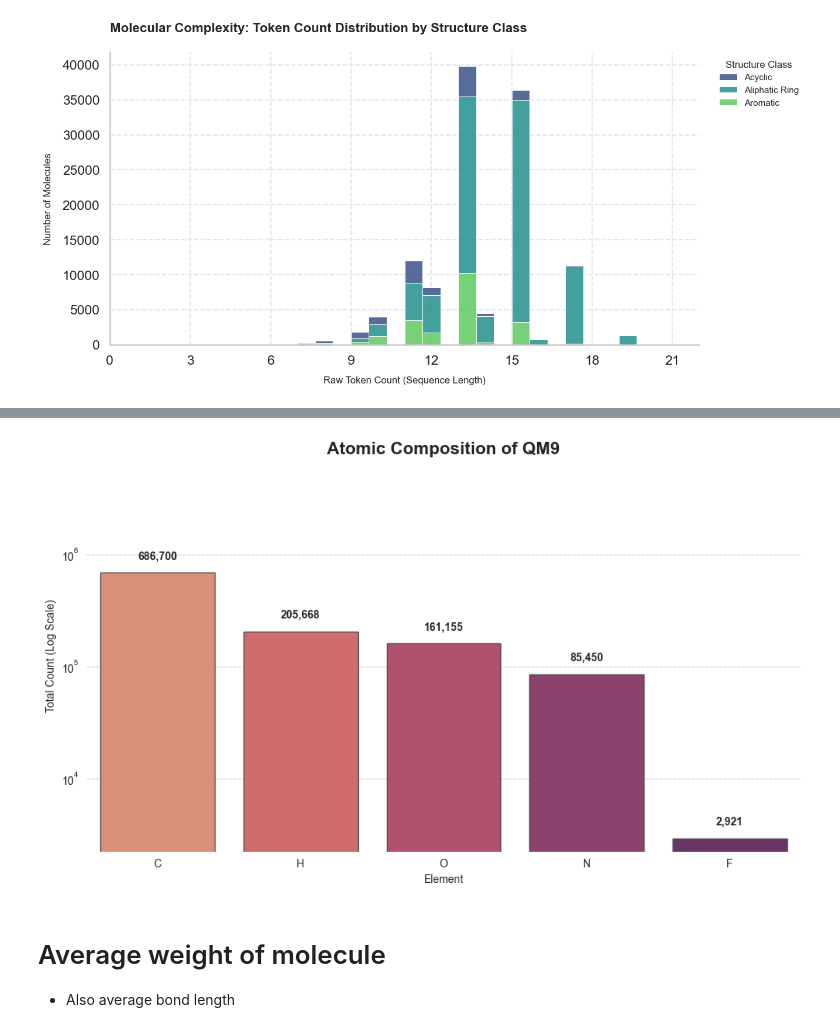
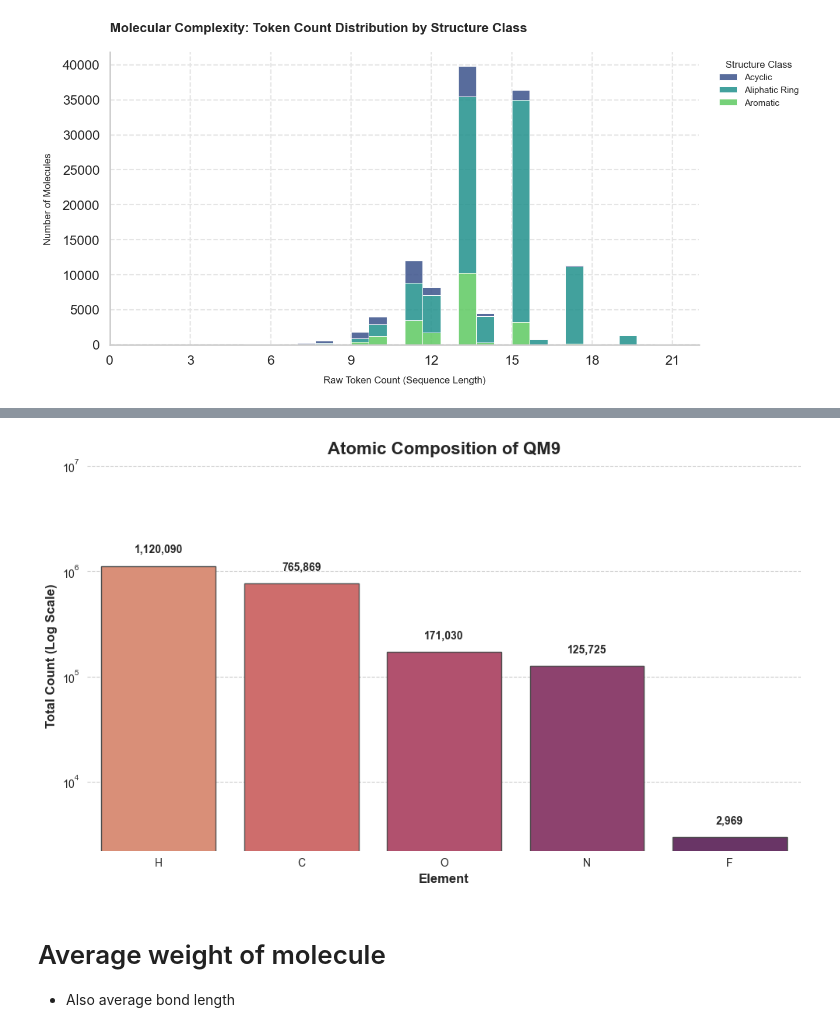
Before and after one commit to karlfindhansen/Non-Euclidean-Distances-in-Molecular-Representation, a Jupyter notebook: notebooks/QM9/analysis/qm9_analysis.ipynb, the cells around one changed output, grey strips where cells are left out. Cells and saved outputs as stored; diff of their text form; code cells hidden in the pictures.

```diff
--- a/notebooks/QM9/analysis/qm9_analysis.ipynb
+++ b/notebooks/QM9/analysis/qm9_analysis.ipynb
@@ -467,19 +491,31 @@ plt.show()
 # %%
-qm9 = QM9Dataset()
-df = qm9.load()
-# 1. Processing - Using map(str) to avoid the AttributeError
-all_smiles = "".join(map(str, df["canonical_smiles"]))
+import polars as pl
+import matplotlib.pyplot as plt
+import seaborn as sns
 
-# Regex: Find Capital letters followed by optional lowercase (Elements)
-# We filter out common SMILES syntax that isn't an element
-tokens = re.findall(r'[A-Z][a-z]?', all_smiles)
-valid_elements = {'H', 'C', 'N', 'O', 'F', 'S', 'Cl', 'P', 'Br', 'I'}
-atom_counts = Counter([t for t in tokens if t in valid_elements])
+# 1. Processing with Polars
+# Keep the base mapping, but we will convert keys to strings for the expression
+atomic_num_to_element = {1: "H", 6: "C", 7: "N", 8: "O", 9: "F"}
+atomic_num_to_element_str = {str(k): v for k, v in atomic_num_to_element.items()}
 
-comp_df = pd.DataFrame(atom_counts.items(), columns=['Element', 'Count'])
-comp_df = comp_df.sort_values('Count', ascending=False)
+comp_df = (
+    df.select("atomic_numbers")
+    .explode("atomic_numbers")
+    .group_by("atomic_numbers")
+    .len(name="Count")
+    .with_columns(
+        # Cast to String first, then map with string keys to avoid i64 coercion
+        pl.col("atomic_numbers")
+        .cast(pl.String)
+        .replace(atomic_num_to_element_str)
+        .alias("Element")
+    )
+    .select(["Element", "Count"])
+    .sort("Count", descending=True)
+    .to_pandas() # Convert to Pandas right at the boundary for Seaborn
+)
 
-# 2. Plotting
+# 2. Plotting (Preserving your exact visual layout)
 plt.figure(figsize=(10, 6))
 sns.set_style("whitegrid", {'axes.grid' : True, 'grid.linestyle': '--'})
 
@@ -489,12 +525,14 @@ ax = sns.barplot(
     y='Count',
     palette='flare',
     hue='Element',
-    edgecolor='0.3'
+    edgecolor='0.3',
+    legend=False
 )
 
 ax.set_yscale("log")
-plt.ylim(top=comp_df['Count'].max() * 10) # Added more headroom for labels
+plt.ylim(top=comp_df['Count'].max() * 10) # Room for labels
 
+# Annotate values on top of the bars
 for p in ax.patches:
     height = p.get_height()
     if height > 0:
@@ -506,9 +544,12 @@ for p in ax.patches:
                     fontsize=10, fontweight='bold')
 
 plt.title('Atomic Composition of QM9', fontsize=16, fontweight='bold')
-plt.ylabel('Total Count (Log Scale)')
+plt.xlabel('Element', fontsize=12, fontweight='bold')
+plt.ylabel('Total Count (Log Scale)', fontsize=12, fontweight='bold')
 sns.despine(left=True, bottom=True)
 plt.tight_layout()
+
+# Save figure
 plt.savefig('figures/qm9/analysis/atomic_composition.png', dpi=300, bbox_inches='tight')
 plt.show()
 # %% [output]
@@ -517,4 +556,4 @@ plt.show()
-[figure, old version]
+[figure, new version]
 # %% [markdown]
 # Average weight of molecule
 - Also average bond length
```
Also changed, not shown: parts of 6 cells of this notebook, 4 other files.
